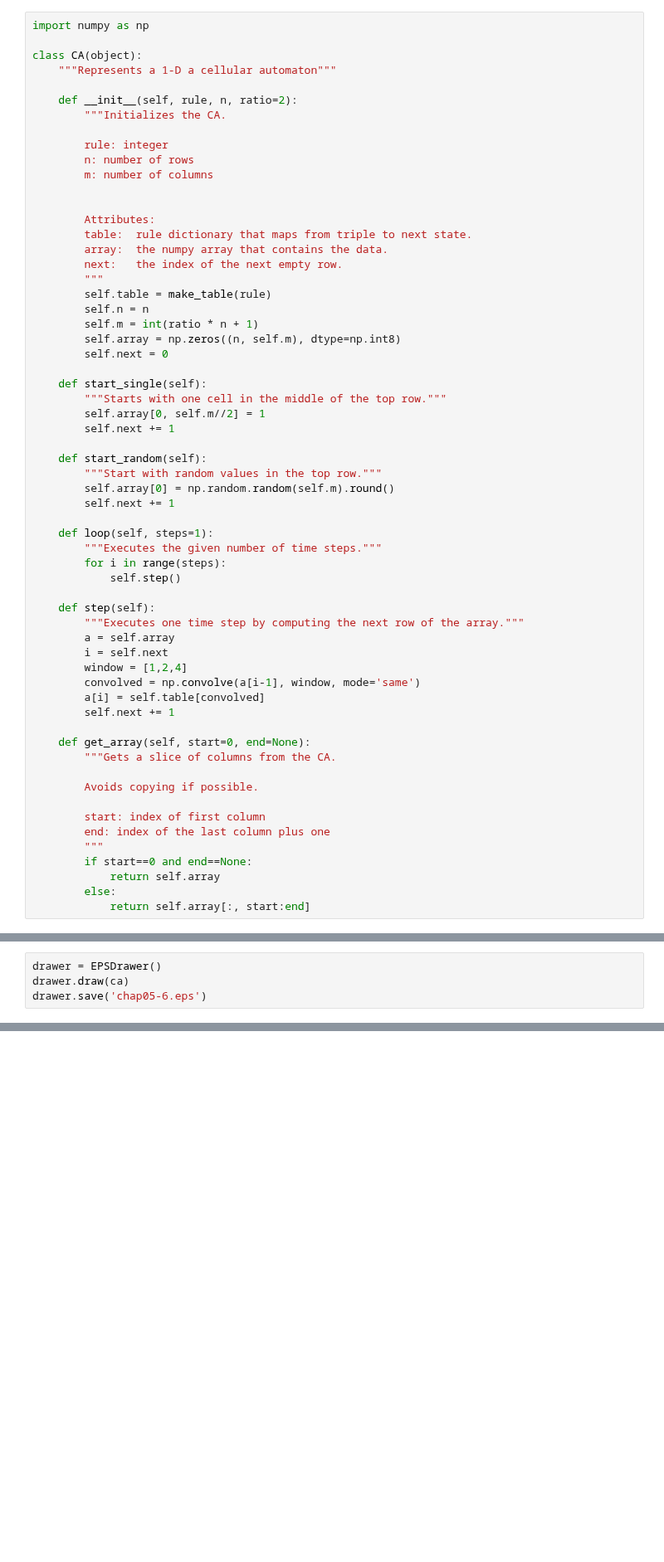
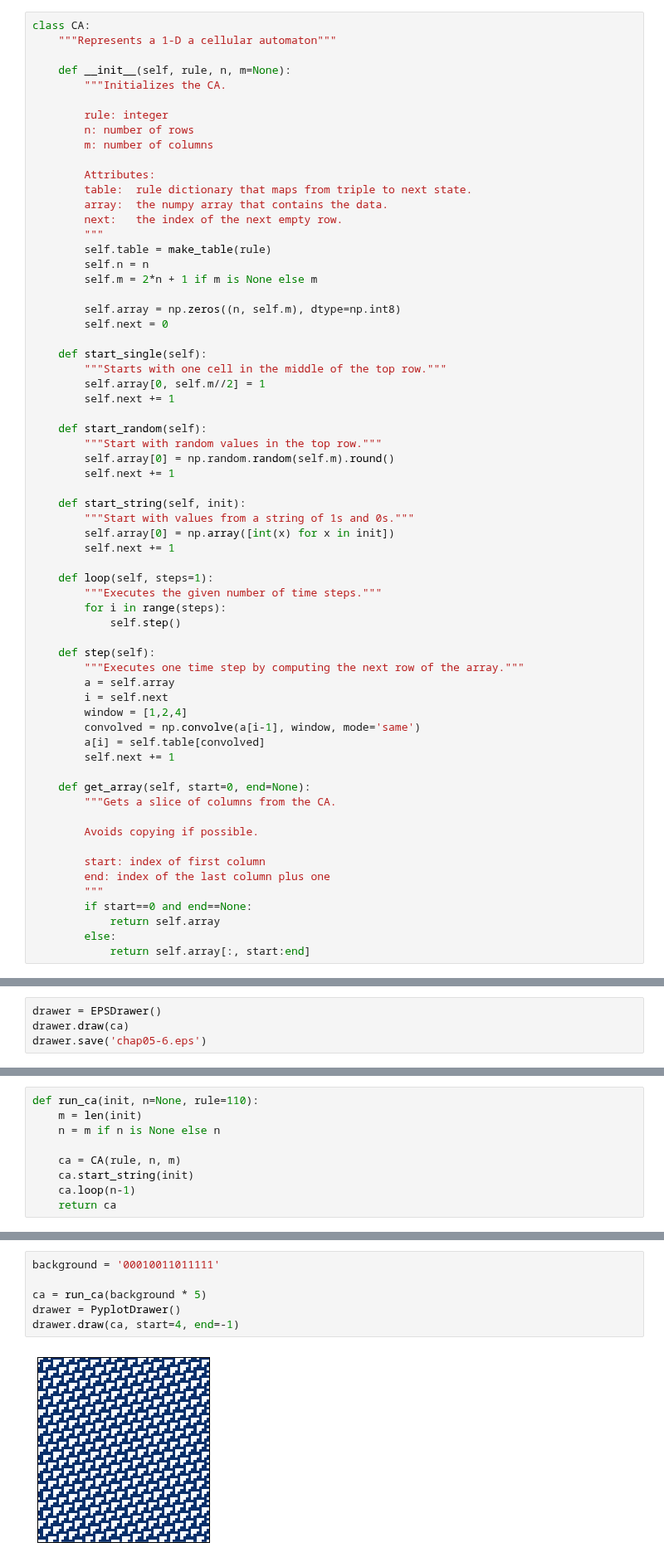
Before and after one commit to AllenDowney/ThinkComplexity2, a Jupyter notebook: code/chap05.ipynb, the cells around one changed output, grey strips where cells are left out. Shown at 83% size. Drawn from its saved outputs; the diff is of its cells as text; blank space fills up the shorter version.

```diff
--- a/code/chap05.ipynb
+++ b/code/chap05.ipynb
@@ -186,16 +249,13 @@ plot_ca(array)
 # %%
-import numpy as np
-
-class CA(object):
+class CA:
     """Represents a 1-D a cellular automaton"""
 
-    def __init__(self, rule, n, ratio=2):
+    def __init__(self, rule, n, m=None):
         """Initializes the CA.
 
         rule: integer
         n: number of rows
         m: number of columns
-
 
         Attributes:
         table:  rule dictionary that maps from triple to next state.
@@ -204,7 +264,8 @@ class CA(object):
         """
         self.table = make_table(rule)
         self.n = n
-        self.m = int(ratio * n + 1)
+        self.m = 2*n + 1 if m is None else m
+
         self.array = np.zeros((n, self.m), dtype=np.int8)
         self.next = 0
 
@@ -216,6 +277,11 @@ class CA(object):
     def start_random(self):
         """Start with random values in the top row."""
         self.array[0] = np.random.random(self.m).round()
+        self.next += 1
+
+    def start_string(self, init):
+        """Start with values from a string of 1s and 0s."""
+        self.array[0] = np.array([int(x) for x in init])
         self.next += 1
 
     def loop(self, steps=1):
@@ -437,0 +545,9 @@ drawer.save('chap05-6.eps')
+# %%
+def run_ca(init, n=None, rule=110):
+    m = len(init)
+    n = m if n is None else n
+
+    ca = CA(rule, n, m)
+    ca.start_string(init)
+    ca.loop(n-1)
+    return ca
@@ -437,0 +556,8 @@ drawer.save('chap05-6.eps')
+# %%
+background = '00010011011111'
+
+ca = run_ca(background * 5)
+drawer = PyplotDrawer()
+drawer.draw(ca, start=4, end=-1)
+# %% [output]
+[figure, added]
```
Also changed, not shown: parts of 76 cells of this notebook.
